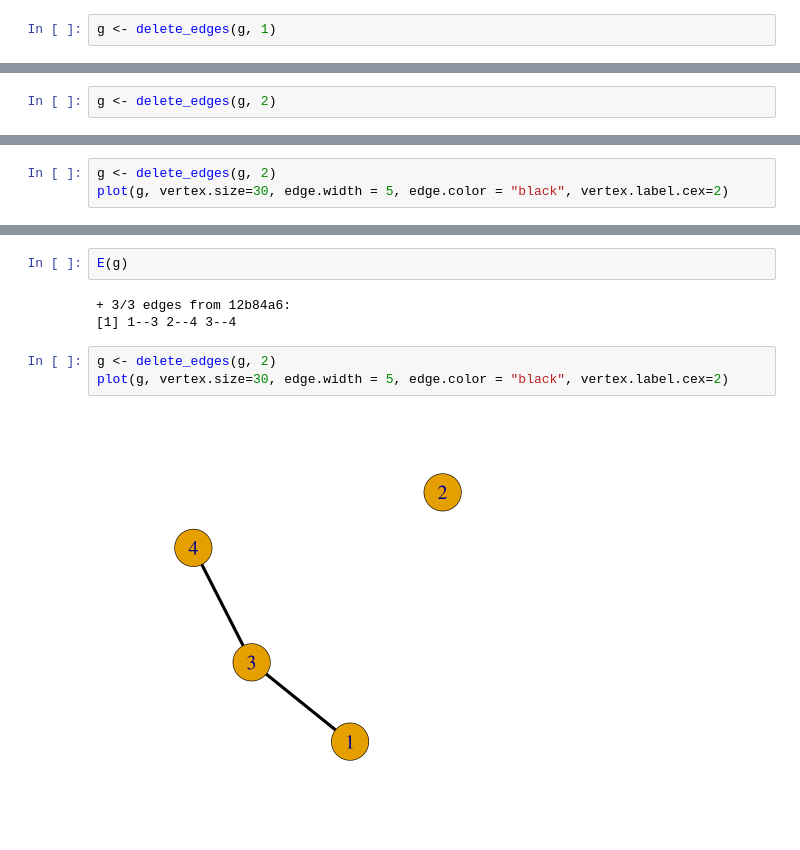
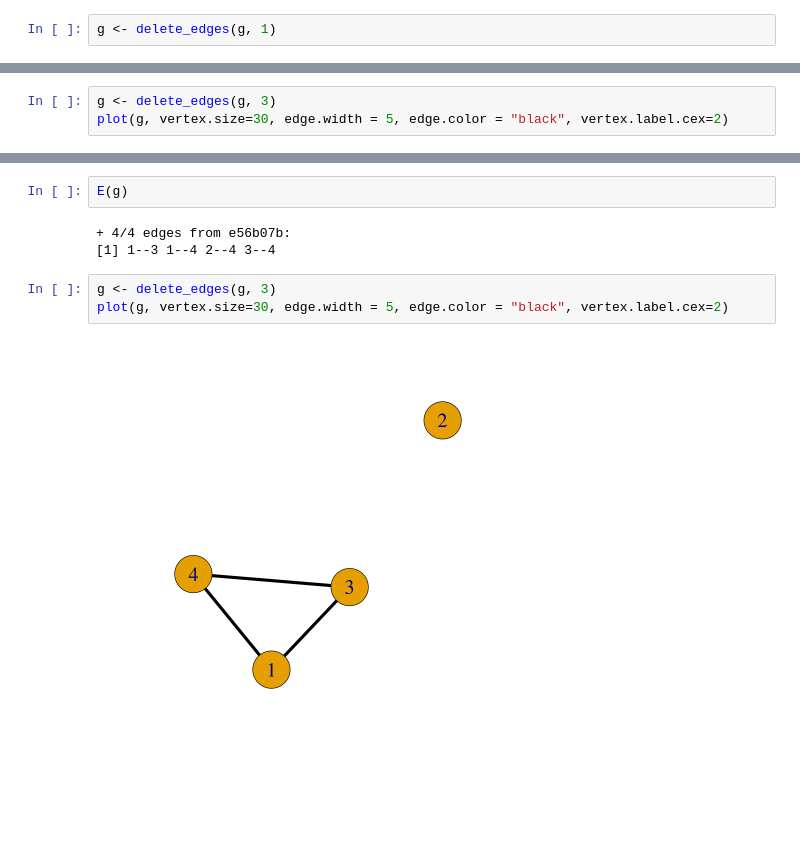
Before and after one commit to gerhardJaeger/phylogeneticCausalAnalysis, a Jupyter notebook: code/mlAnalysis.ipynb, the cells around one changed output, grey strips where cells are left out. Saved outputs shown, nothing was run; the diff lists cells and outputs as text; blank space fills up the shorter version.

```diff
--- a/code/mlAnalysis.ipynb
+++ b/code/mlAnalysis.ipynb
@@ -165,2 +205,0 @@ E(g)
-# %%
-g <- delete_edges(g, 2)
@@ -192,4 +260,4 @@ E(g)
 # %%
-g <- delete_edges(g, 2)
+g <- delete_edges(g, 3)
 plot(g, vertex.size=30, edge.width = 5, edge.color = "black", vertex.label.cex=2)
 # %% [output]
@@ -213,13 +288,13 @@ A data.frame: 6 × 3
 # %%
 E(g)
 # %% [output]
-+ 3/3 edges from 12b84a6:
-[1] 1--3 2--4 3--4
++ 4/4 edges from e56b07b:
+[1] 1--3 1--4 2--4 3--4
 # %%
-g <- delete_edges(g, 2)
+g <- delete_edges(g, 3)
 plot(g, vertex.size=30, edge.width = 5, edge.color = "black", vertex.label.cex=2)
 # %% [output]
-[figure, old version]
+[figure, new version]
 # %%
 dv <- "x3"
 iv <- c("x4")
```
Also changed, not shown: parts of 47 cells of this notebook.
